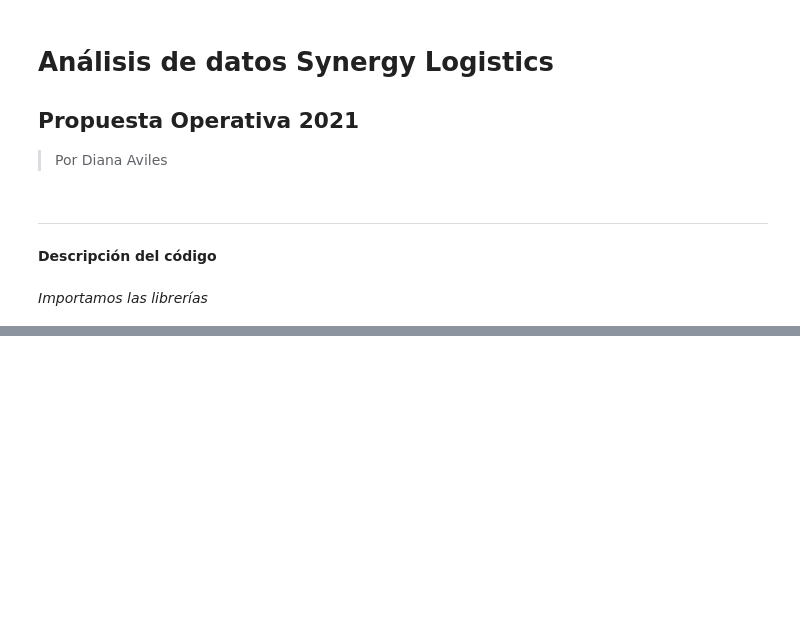
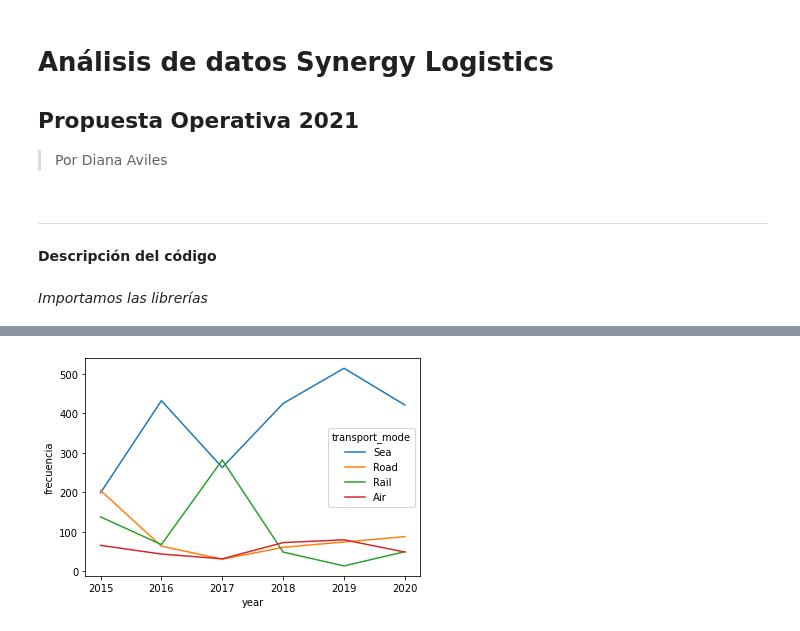
Before and after one commit to avilesdiana/Synergy-Logistics, a Jupyter notebook: ANALISIS_02_AVILES_DIANA.ipynb, the cells around one changed output, grey strips where cells are left out. Saved outputs shown, nothing was run; the diff lists cells and outputs as text; code cells hidden in the pictures; blank space fills up the shorter version.

```diff
--- a/ANALISIS_02_AVILES_DIANA.ipynb
+++ b/ANALISIS_02_AVILES_DIANA.ipynb
@@ -43,0 +124,12 @@ orgiw2.head()
+# %%
+#Medio de transporte más utilizado por Importación
+importaciones_transporte = data[data['direction'] == 'Imports']
+transporte_masUsado_anual_I = importaciones_transporte.groupby(by = ['year','transport_mode'])
+valor_anual_transporte_I = transporte_masUsado_anual_I['total_value'].agg(pd.Series.sum)
+
+top_transporte_I = pd.DataFrame()
+top_transporte_I['valor_total']= valor_anual_transporte_I
+top_transporte_I['frecuencia'] = transporte_masUsado_anual_I['total_value'].describe()['count']
+top_transporte_I = top_transporte_I.sort_values(by = ['year', 'frecuencia'], ascending= False)
+
+print(top_transporte_I)
@@ -43,0 +154,6 @@ orgiw2.head()
+# %%
+#Grafica Transportes Importaciones
+sns.lineplot(data = top_transporte_I, x='year', y='frecuencia', hue='transport_mode')
+plt.savefig('Top_transporte_Importaciones.png')
+# %% [output]
+[figure, added]
```
Also changed, not shown: parts of 17 cells of this notebook, 3 other files.
